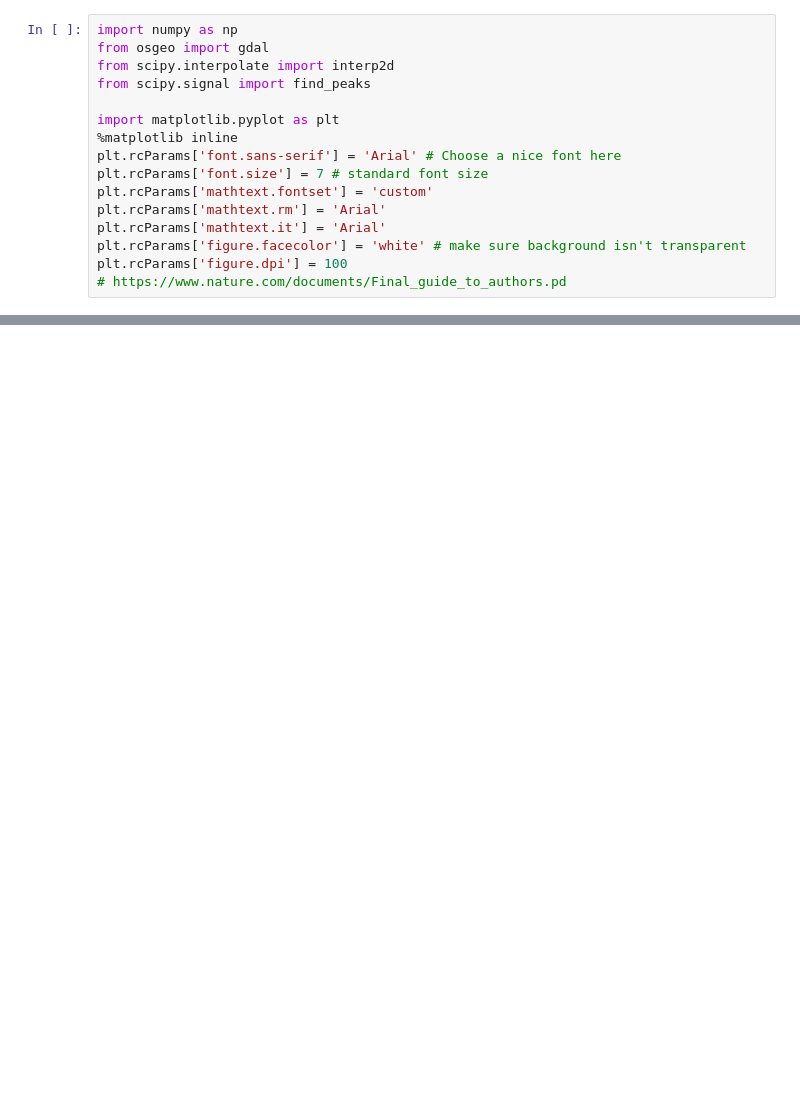
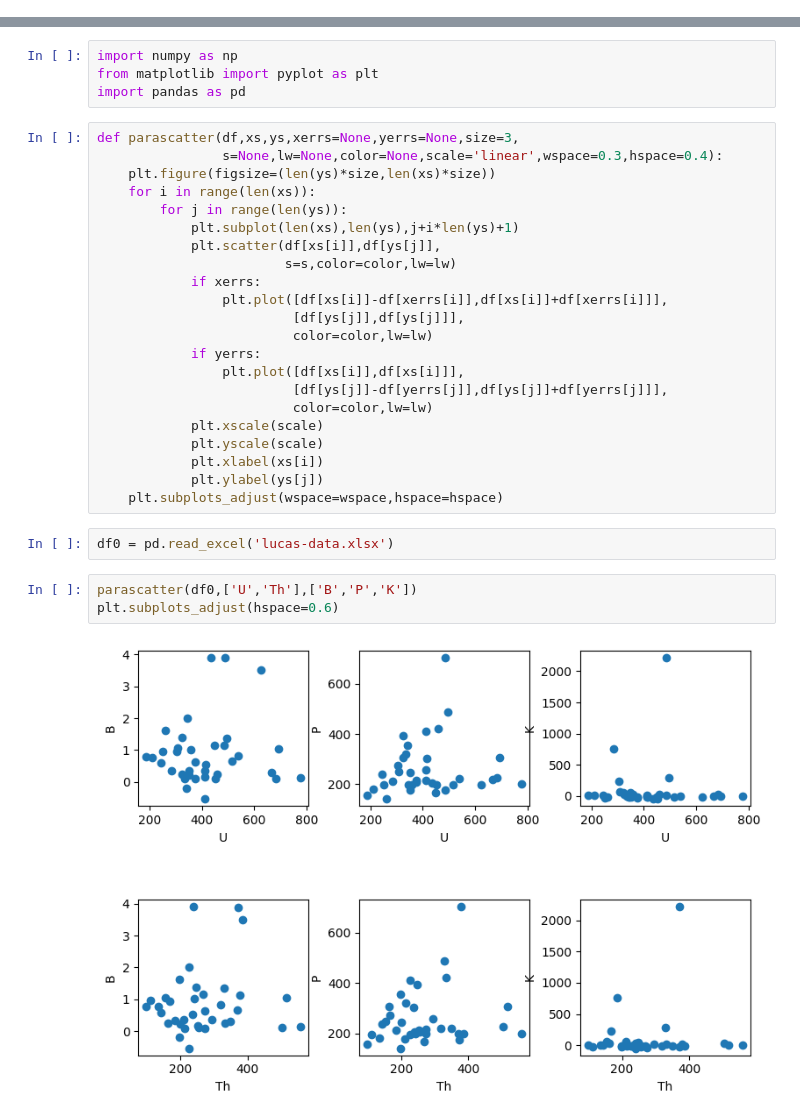
Before and after one commit to geomorphlab/medaes, a Jupyter notebook: day7/day7.ipynb, the cells around one changed output, grey strips where cells are left out. Cells and saved outputs as stored; diff of their text form; blank space fills up the shorter version.

```diff
--- a/day7/day7.ipynb
+++ b/day7/day7.ipynb
@@ -3,16 +0,0 @@
-# %%
-import numpy as np
-from osgeo import gdal
-from scipy.interpolate import interp2d
-from scipy.signal import find_peaks
-
-import matplotlib.pyplot as plt
-%matplotlib inline
-plt.rcParams['font.sans-serif'] = 'Arial' # Choose a nice font here
-plt.rcParams['font.size'] = 7 # standard font size
-plt.rcParams['mathtext.fontset'] = 'custom'
-plt.rcParams['mathtext.rm'] = 'Arial'
-plt.rcParams['mathtext.it'] = 'Arial'
-plt.rcParams['figure.facecolor'] = 'white' # make sure background isn't transparent
-plt.rcParams['figure.dpi'] = 100
-# https://www.nature.com/documents/Final_guide_to_authors.pd
@@ -255,0 +1,33 @@ if draft==False:
+# %%
+import numpy as np
+from matplotlib import pyplot as plt
+import pandas as pd
+# %%
+def parascatter(df,xs,ys,xerrs=None,yerrs=None,size=3,
+                s=None,lw=None,color=None,scale='linear',wspace=0.3,hspace=0.4):
+    plt.figure(figsize=(len(ys)*size,len(xs)*size))
+    for i in range(len(xs)):
+        for j in range(len(ys)):
+            plt.subplot(len(xs),len(ys),j+i*len(ys)+1)
+            plt.scatter(df[xs[i]],df[ys[j]],
+                        s=s,color=color,lw=lw)
+            if xerrs:
+                plt.plot([df[xs[i]]-df[xerrs[i]],df[xs[i]]+df[xerrs[i]]],
+                         [df[ys[j]],df[ys[j]]],
+                         color=color,lw=lw)
+            if yerrs:
+                plt.plot([df[xs[i]],df[xs[i]]],
+                         [df[ys[j]]-df[yerrs[j]],df[ys[j]]+df[yerrs[j]]],
+                         color=color,lw=lw)
+            plt.xscale(scale)
+            plt.yscale(scale)
+            plt.xlabel(xs[i])
+            plt.ylabel(ys[j])
+    plt.subplots_adjust(wspace=wspace,hspace=hspace)
+# %%
+df0 = pd.read_excel('lucas-data.xlsx')
+# %%
+parascatter(df0,['U','Th'],['B','P','K'])
+plt.subplots_adjust(hspace=0.6)
+# %% [output]
+[figure, added]
```
Also changed, not shown: parts of 15 cells of this notebook, 35 other files.
